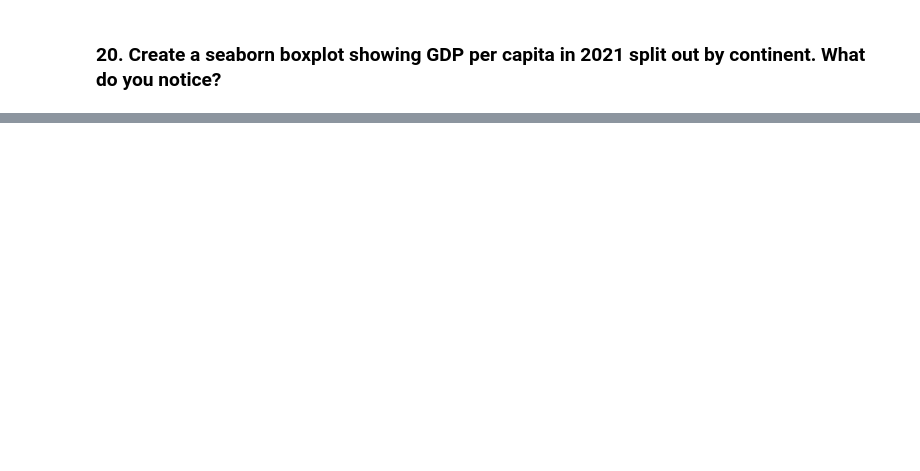
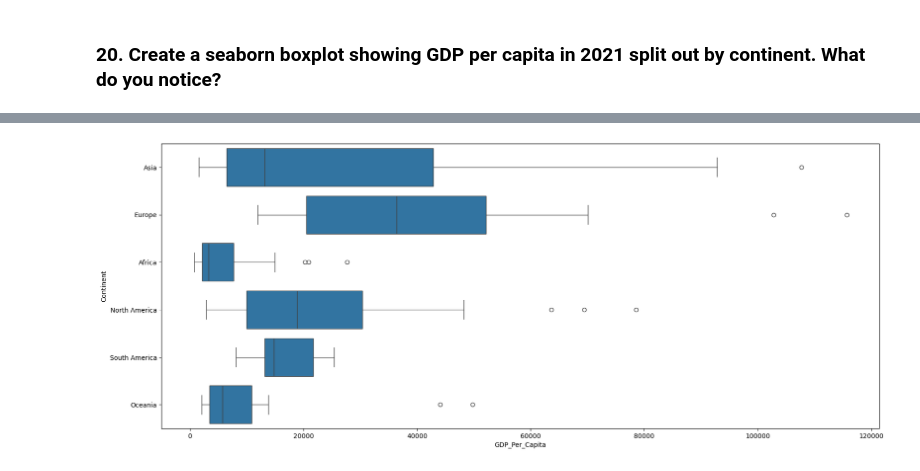
Before and after one commit to nss-data-science-cohort-8/un-exploration-catdgomez, a Jupyter notebook: notebooks/UN_Data_Exploration.ipynb, the cells around one changed output, grey strips where cells are left out. Saved outputs shown, nothing was run; the diff lists cells and outputs as text; code cells hidden in the pictures; blank space fills up the shorter version.

```diff
--- a/notebooks/UN_Data_Exploration.ipynb
+++ b/notebooks/UN_Data_Exploration.ipynb
@@ -682,2 +759,5 @@ Name: Country, dtype: int64
 # %% [markdown]
 ### 20. Create a seaborn boxplot showing GDP per capita in 2021 split out by continent. What do you notice?
+# %%
+gdp_df_2021_Continents = gdp_df.loc[gdp_df["Year"] == "2021"]
+gdp_df_2021_Continents
@@ -683,0 +778,5 @@ Name: Country, dtype: int64
+# %%
+plt.figure(figsize = (20,8))
+sns.boxplot(data = gdp_df_2021_Continents, x = 'GDP_Per_Capita', y = 'Continent');
+# %% [output]
+[figure, added]
```
Also changed, not shown: parts of 47 cells of this notebook, 3 other files.
